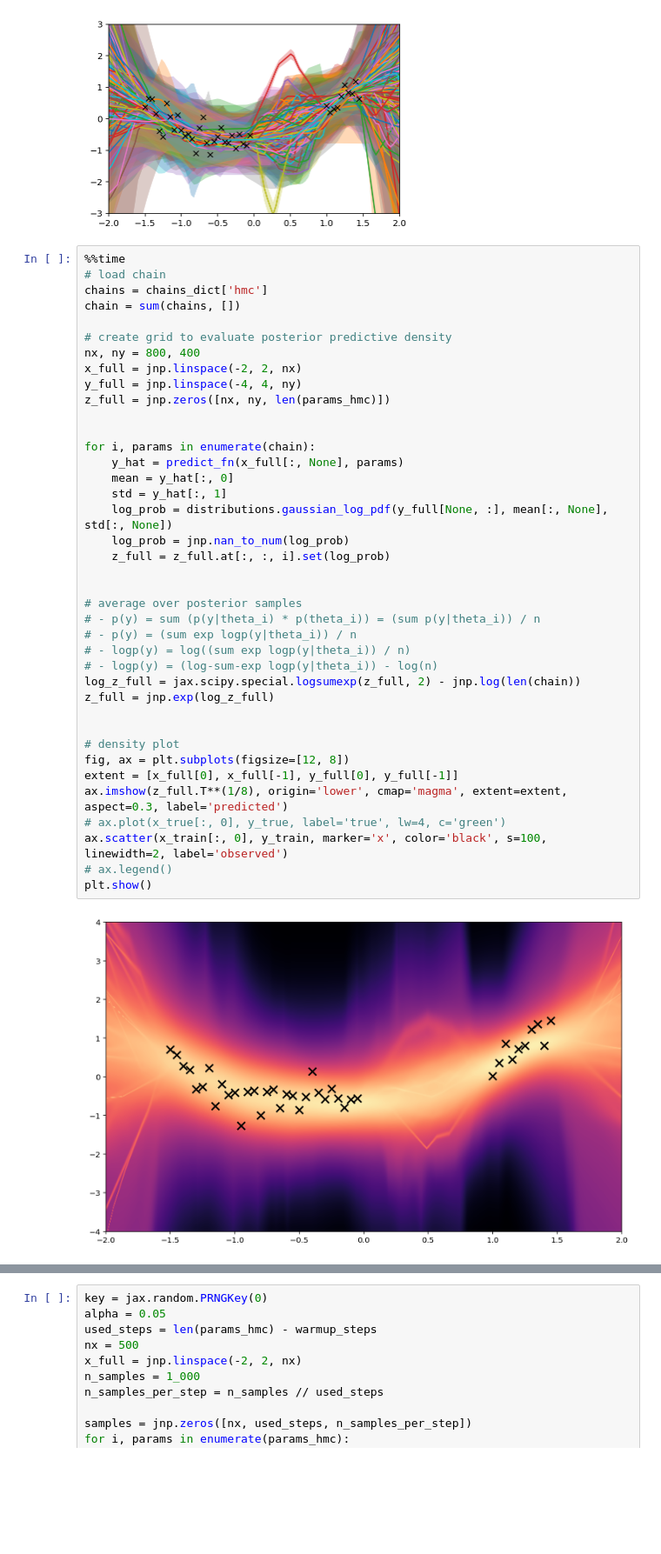
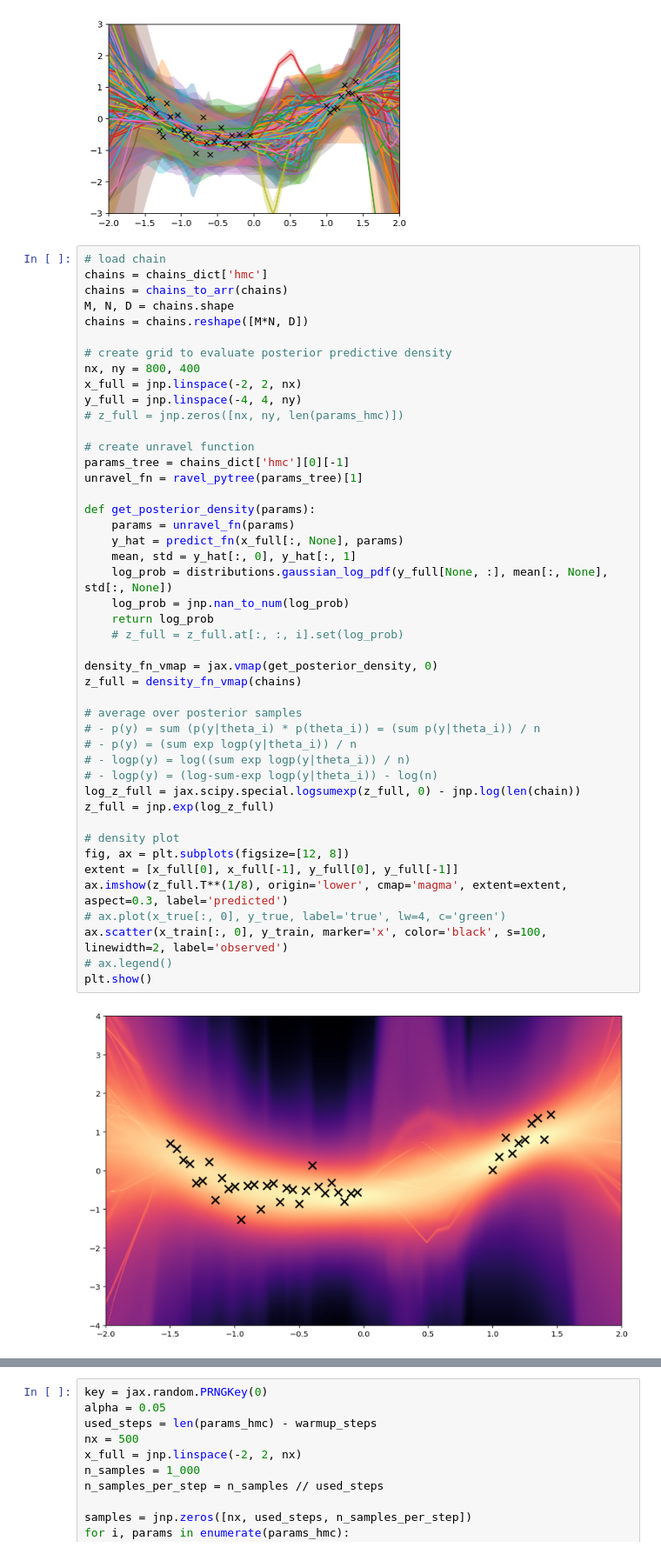
Before and after one commit to martin-marek/bnn-project, a Jupyter notebook: notebooks/1d_regression.ipynb, the cells around one changed output, grey strips where cells are left out. Shown at 87% size. Saved outputs shown, nothing was run; the diff lists cells and outputs as text; blank space fills up the shorter version.

Commit message:
sped up density plot computation

```diff
--- a/notebooks/1d_regression.ipynb
+++ b/notebooks/1d_regression.ipynb
@@ -303,43 +307,49 @@ plt.show()
 # %% [output]
 [figure]
 # %%
-%%time
 # load chain
 chains = chains_dict['hmc']
-chain = sum(chains, [])
+chains = chains_to_arr(chains)
+M, N, D = chains.shape
+chains = chains.reshape([M*N, D])
 
 # create grid to evaluate posterior predictive density
 nx, ny = 800, 400
 x_full = jnp.linspace(-2, 2, nx)
 y_full = jnp.linspace(-4, 4, ny)
-z_full = jnp.zeros([nx, ny, len(params_hmc)])
+# z_full = jnp.zeros([nx, ny, len(params_hmc)])
 
+# create unravel function
+params_tree = chains_dict['hmc'][0][-1]
+unravel_fn = ravel_pytree(params_tree)[1]
 
-for i, params in enumerate(chain):
+def get_posterior_density(params):
+    params = unravel_fn(params)
     y_hat = predict_fn(x_full[:, None], params)
-    mean = y_hat[:, 0]
-    std = y_hat[:, 1]
+    mean, std = y_hat[:, 0], y_hat[:, 1]
     log_prob = distributions.gaussian_log_pdf(y_full[None, :], mean[:, None], std[:, None])
     log_prob = jnp.nan_to_num(log_prob)
-    z_full = z_full.at[:, :, i].set(log_prob)
+    return log_prob
+    # z_full = z_full.at[:, :, i].set(log_prob)
 
+density_fn_vmap = jax.vmap(get_posterior_density, 0)
+z_full = density_fn_vmap(chains)
 
 # average over posterior samples
 # - p(y) = sum (p(y|theta_i) * p(theta_i)) = (sum p(y|theta_i)) / n
 # - p(y) = (sum exp logp(y|theta_i)) / n
 # - logp(y) = log((sum exp logp(y|theta_i)) / n)
 # - logp(y) = (log-sum-exp logp(y|theta_i)) - log(n)
-log_z_full = jax.scipy.special.logsumexp(z_full, 2) - jnp.log(len(chain))
+log_z_full = jax.scipy.special.logsumexp(z_full, 0) - jnp.log(len(chain))
 z_full = jnp.exp(log_z_full)
-
 
 # density plot
 fig, ax = plt.subplots(figsize=[12, 8])
 extent = [x_full[0], x_full[-1], y_full[0], y_full[-1]]
 ax.imshow(z_full.T**(1/8), origin='lower', cmap='magma', extent=extent, aspect=0.3, label='predicted')
 # ax.plot(x_true[:, 0], y_true, label='true', lw=4, c='green')
 ax.scatter(x_train[:, 0], y_train, marker='x', color='black', s=100, linewidth=2, label='observed')
 # ax.legend()
 plt.show()
 # %% [output]
-[figure, old version]
+[figure, new version]
```
Also changed, not shown: parts of 3 cells of this notebook.
